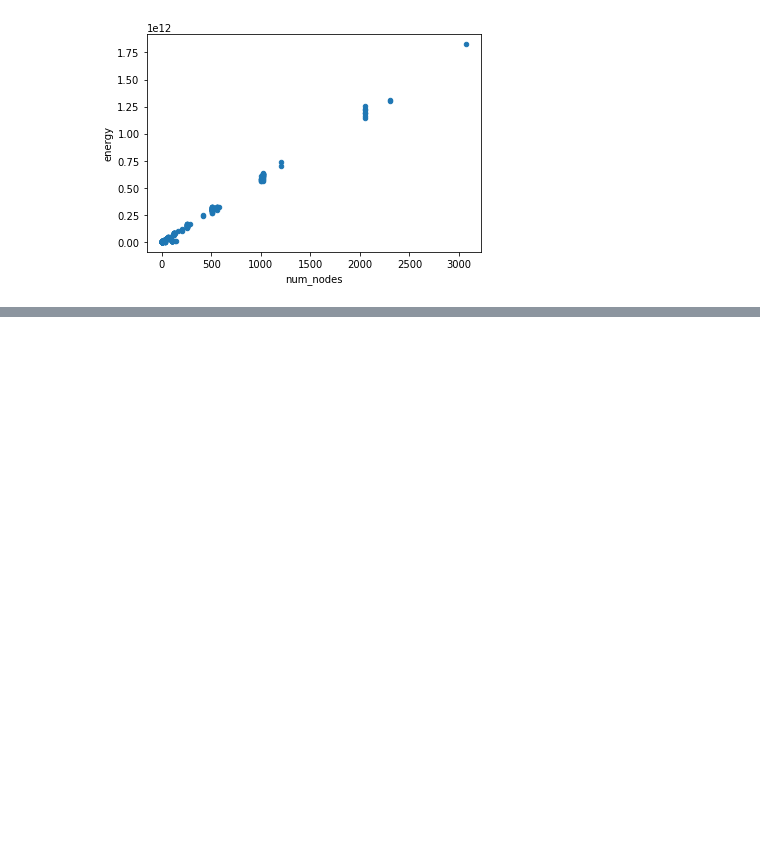
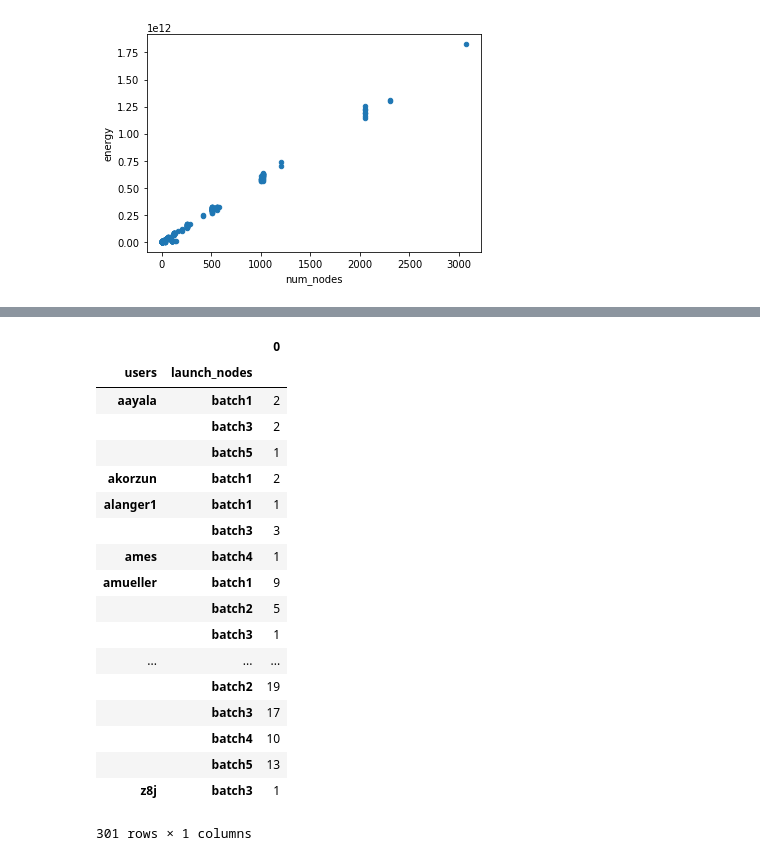
Before and after one commit to mew2057/CAST, a Jupyter notebook: csm_big_data/python3/sandbox.ipynb, the cells around one changed output, grey strips where cells are left out. Cells and saved outputs as stored; diff of their text form; code cells hidden in the pictures; blank space fills up the shorter version.

Commit message:
Did some exploratory Data Analysis. Working on modelling some of the patterns found. Next step after linear modeling is to work on Classification and Clustering algorithms on the dataset.

```diff
--- a/csm_big_data/python3/sandbox.ipynb
+++ b/csm_big_data/python3/sandbox.ipynb
@@ -577,0 +667,15 @@ correlation.head(cHeight)
+# %%
+# let's bring back some of the Categorical columns
+
+launchNodes = uJDF.getDummyCols("launch_node_name")
+users       = uJDF.getDummyCols("user_name")
+
+launch = pdDF[launchNodes].dot(range(0,len(launchNodes)))\
+    .map(lambda a : launchNodes[a])
+users  = pdDF[users].dot(range(0,len(users)))\
+    .map(lambda a : users[a])
+
+launch.name = "launch_nodes"
+users.name  = "users"
+
+pdVDF = pd.concat([launch, users, pdDF], axis=1)
@@ -632,0 +735,27 @@ for idx in sortedCorrelations.index:
+# %%
+#Average num nodes per user.
+uCS = pdVDF[['users',"launch_nodes"]].groupby(['users',"launch_nodes"]).size()
+uCDF = uCS.to_frame()
+uCDF
+#sns.countplot(x='users', hue="num_nodes", data=pdVDF)
+#plt.legend(bbox_to_anchor=(1, 1), loc=1, borderaxespad=0.)
+# %% [output]
+|  |  | 0 |
+| users | launch_nodes |  |
+| aayala | batch1 | 2 |
+|  | batch3 | 2 |
+|  | batch5 | 1 |
+| akorzun | batch1 | 2 |
+| alanger1 | batch1 | 1 |
+|  | batch3 | 3 |
+| ames | batch4 | 1 |
+| amueller | batch1 | 9 |
+|  | batch2 | 5 |
+|  | batch3 | 1 |
+| ... | ... | ... |
+|  | batch2 | 19 |
+|  | batch3 | 17 |
+|  | batch4 | 10 |
+|  | batch5 | 13 |
+| z8j | batch3 | 1 |
+301 rows × 1 columns
```
Also changed, not shown: parts of 17 cells of this notebook.
